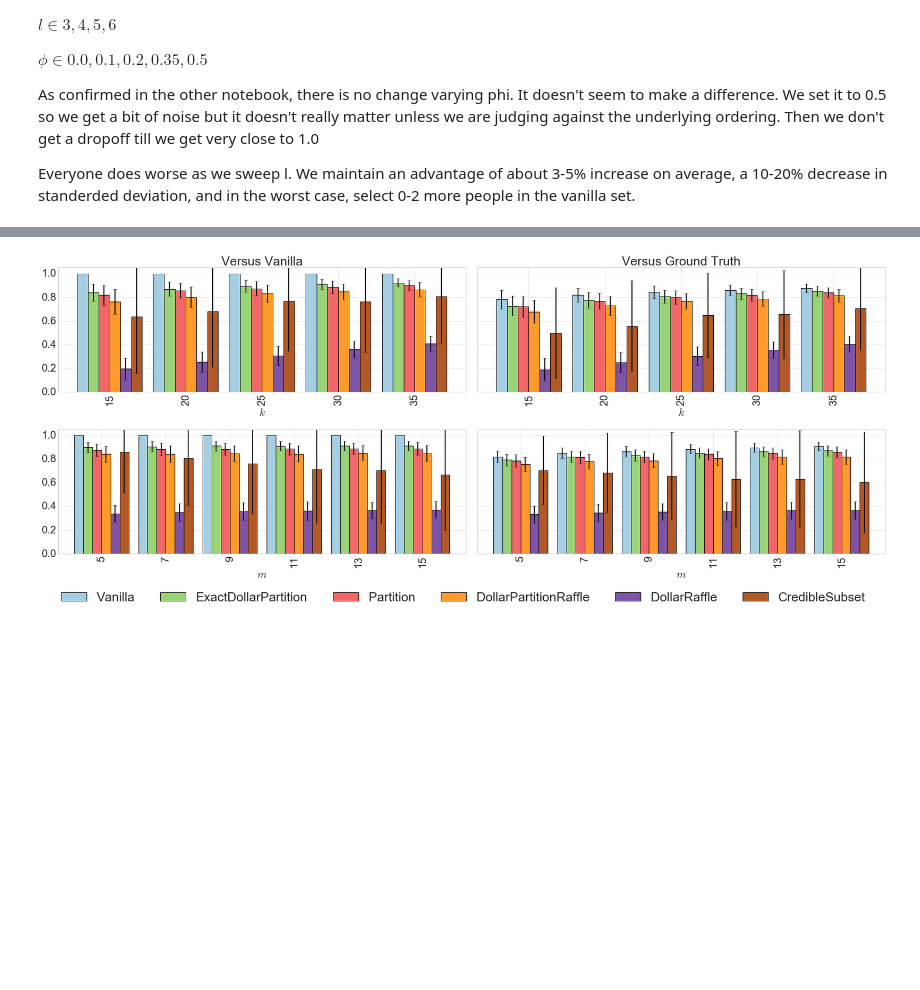
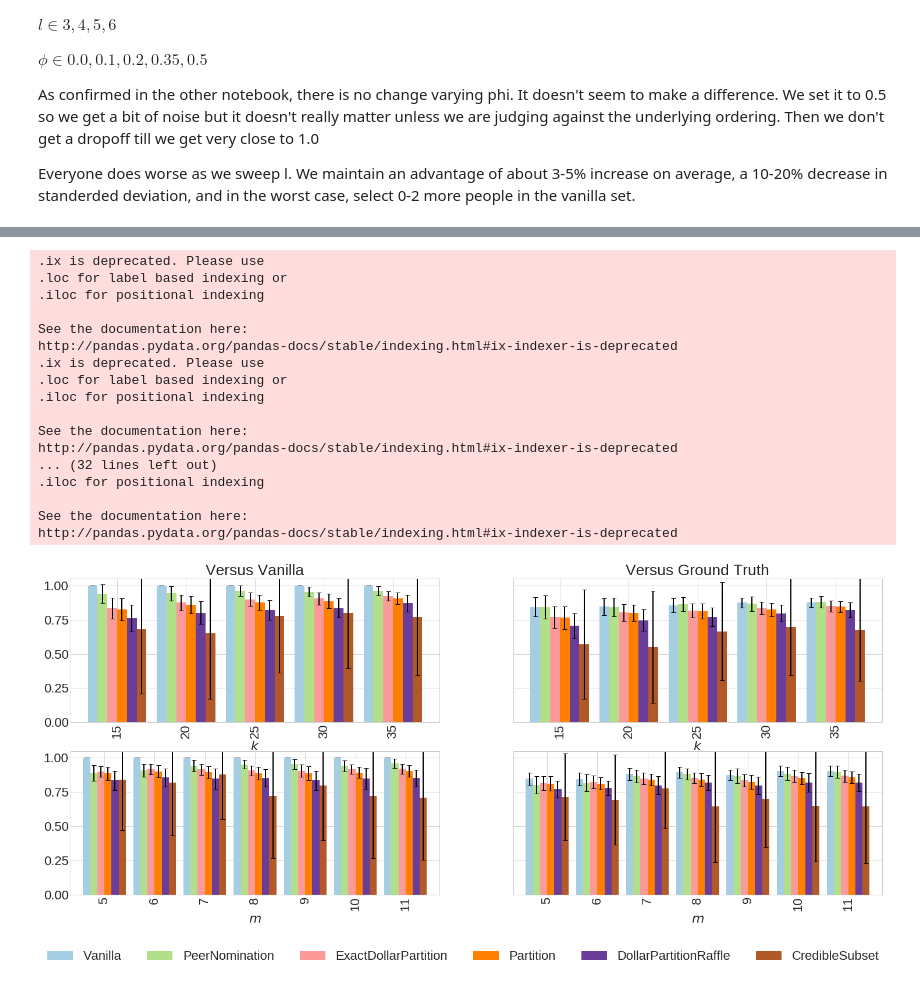
Before and after one commit to szhydkov/PeerNomination, a Jupyter notebook: peerselect/notebooks/exact_dollar/PNAS_data_analysis.ipynb, the cells around one changed output, grey strips where cells are left out. Cells and saved outputs as stored; diff of their text form; code cells hidden in the pictures; blank space fills up the shorter version.

```diff
--- a/peerselect/notebooks/exact_dollar/PNAS_data_analysis.ipynb
+++ b/peerselect/notebooks/exact_dollar/PNAS_data_analysis.ipynb
@@ -48,11 +51,11 @@ matplotlib.rc('font', **font)
 import pickle
 
 ## Open an older file
-with open("/Users/Nick/repo/adtvisitors.git-forge/omer/prize/src/peerselect/notebooks/exact_dollar/pickled_runs/s1000PNAS_LongPickle_versus_vanilla.pickle", 'rb') as input_file:
+with open("../db/final_v2.pkl", 'rb') as input_file:
      results = pickle.load(input_file)
 
 ## Open an older file
-with open("/Users/Nick/repo/adtvisitors.git-forge/omer/prize/src/peerselect/notebooks/exact_dollar/pickled_runs/s1000PNAS_LongPickle_versus_base.pickle", 'rb') as input_file:
+with open("../db/final2.pkl", 'rb') as input_file:
      base_results = pickle.load(input_file)
 
 # Print the keys.
@@ -158,8 +173,8 @@ algo                   Vanilla  ExactDollarPartition  Partition  PercentChange
 #  k=25: v_df v. m, b_df v. m
 #  k=35: v_df v. m, b_df v. m
 
-t = (130, slice(None), 9, 4, 0.5, 1000)
-t2 = (130, 30, slice(None), 4, 0.5, 1000)
+t = (120, slice(None), 9, 4, 0.5, 100)
+t2 = (120, 30, slice(None), 4, 0.5, 100)
 
 v_1m = v_df.loc[:, t].mean().unstack()
 gt_1m = gt_df.loc[:, t].mean().unstack()
@@ -171,15 +186,15 @@ gt_2m = gt_df.loc[:, t2].mean().unstack()
 v_2e = v_df.loc[:, t2].std().unstack()
 gt_2e = gt_df.loc[:, t2].std().unstack()
 
-v_1m = v_1m[['Vanilla','ExactDollarPartition', 'Partition', 'DollarPartitionRaffle', 'DollarRaffle', 'CredibleSubset']]
-gt_1m = gt_1m[['Vanilla','ExactDollarPartition', 'Partition', 'DollarPartitionRaffle', 'DollarRaffle', 'CredibleSubset']]
-v_1e = v_1e[['Vanilla','ExactDollarPartition', 'Partition', 'DollarPartitionRaffle', 'DollarRaffle', 'CredibleSubset']]
-gt_1e = gt_1e[['Vanilla','ExactDollarPartition', 'Partition', 'DollarPartitionRaffle', 'DollarRaffle', 'CredibleSubset']]
+v_1m = v_1m[['Vanilla',"PeerNomination" ,'ExactDollarPartition', 'Partition', 'DollarPartitionRaffle', 'CredibleSubset']]
+gt_1m = gt_1m[['Vanilla',"PeerNomination" ,'ExactDollarPartition', 'Partition', 'DollarPartitionRaffle', 'CredibleSubset']]
+v_1e = v_1e[['Vanilla',"PeerNomination" ,'ExactDollarPartition', 'Partition', 'DollarPartitionRaffle', 'CredibleSubset']]
+gt_1e = gt_1e[['Vanilla',"PeerNomination" ,'ExactDollarPartition', 'Partition', 'DollarPartitionRaffle', 'CredibleSubset']]
 
-v_2m = v_2m[['Vanilla','ExactDollarPartition', 'Partition', 'DollarPartitionRaffle', 'DollarRaffle', 'CredibleSubset']]
-gt_2m = gt_2m[['Vanilla','ExactDollarPartition', 'Partition', 'DollarPartitionRaffle', 'DollarRaffle', 'CredibleSubset']]
-v_2e = v_2e[['Vanilla','ExactDollarPartition', 'Partition', 'DollarPartitionRaffle', 'DollarRaffle', 'CredibleSubset']]
-gt_2e = gt_2e[['Vanilla','ExactDollarPartition', 'Partition', 'DollarPartitionRaffle', 'DollarRaffle', 'CredibleSubset']]
+v_2m = v_2m[['Vanilla',"PeerNomination" ,'ExactDollarPartition', 'Partition', 'DollarPartitionRaffle', 'CredibleSubset']]
+gt_2m = gt_2m[['Vanilla',"PeerNomination" ,'ExactDollarPartition', 'Partition', 'DollarPartitionRaffle', 'CredibleSubset']]
+v_2e = v_2e[['Vanilla',"PeerNomination" ,'ExactDollarPartition', 'Partition', 'DollarPartitionRaffle', 'CredibleSubset']]
+gt_2e = gt_2e[['Vanilla',"PeerNomination" ,'ExactDollarPartition', 'Partition', 'DollarPartitionRaffle', 'CredibleSubset']]
 
 #Normalize
 for index, row in v_1m.iterrows():
@@ -196,42 +211,62 @@ for index, row in v_2m.iterrows():
 
 fig, axarr = plt.subplots(nrows=2, ncols=2, sharey=True)
 fig.set_size_inches(25,10)
+# fig.tight_layout()
 
 #Set colors..
 color_list = plt.cm.Paired(np.linspace(0, 1, 6))
 color_list = color_list[:6]
 
+w = 0.85
+
 v_1m.plot(ax=axarr[0,0], kind='bar', legend=False, yerr=v_1e.values.T, ylim=(0.0, 1.05), \
-            color=color_list, error_kw={'ecolor':'Black', 'linewidth':2, 'capsize':4}, width=0.85)
+            color=color_list, error_kw={'ecolor':'Black', 'linewidth':2, 'capsize':4}, width=w)
 
 v_2m.plot(ax=axarr[1,0], kind='bar', legend=False, yerr=v_2e.values.T, ylim=(0.0, 1.05), \
-            color=color_list, error_kw={'ecolor':'Black', 'linewidth':2, 'capsize':4}, width=0.85)
+            color=color_list, error_kw={'ecolor':'Black', 'linewidth':2, 'capsize':4}, width=w)
 
 
 gt_1m.plot(ax=axarr[0,1], kind='bar', legend=False, yerr=gt_1e.values.T, ylim=(0.0, 1.05), \
-            color=color_list, error_kw={'ecolor':'Black', 'linewidth':2, 'capsize':4}, width=0.85)
+            color=color_list, error_kw={'ecolor':'Black', 'linewidth':2, 'capsize':4}, width=w)
 
 gt_2m.plot(ax=axarr[1,1], kind='bar', legend=False, yerr=gt_2e.values.T, ylim=(0.0, 1.05), \
-            color=color_list, error_kw={'ecolor':'Black', 'linewidth':2, 'capsize':4}, width=0.85)
+            color=color_list, error_kw={'ecolor':'Black', 'linewidth':2, 'capsize':4}, width=w)
 
 #plt.title("Strict Preference, Borda Scoring, Versus Vanilla Ordering")
 plt.legend(bbox_to_anchor = (0,-0.05,1,1), bbox_transform=plt.gcf().transFigure, loc='lower center', ncol=6, borderaxespad=0.)
 axarr[0,0].set_title("Versus Vanilla")
 axarr[0,0].set_xticklabels(v_df.columns.levels[1])
 axarr[0,0].set_xlabel("$k$")
 
 axarr[1, 0].set_xticklabels(v_df.columns.levels[2])
 axarr[1, 0].set_xlabel("$m$")
 
 axarr[0,1].set_title("Versus Ground Truth")
 axarr[0,1].set_xticklabels(v_df.columns.levels[1])
 axarr[0,1].set_xlabel("$k$")
 
 axarr[1, 1].set_xticklabels(v_df.columns.levels[2])
 axarr[1, 1].set_xlabel("$m$")
 
-plt.tight_layout()
-plt.savefig("test.pdf",bbox_inches='tight')
+# plt.tight_layout()
+plt.savefig("test2.pdf",bbox_inches='tight')
 plt.show()
 # %% [output]
+.ix is deprecated. Please use
+.loc for label based indexing or
+.iloc for positional indexing
+
+See the documentation here:
+http://pandas.pydata.org/pandas-docs/stable/indexing.html#ix-indexer-is-deprecated
+.ix is deprecated. Please use
+.loc for label based indexing or
+.iloc for positional indexing
+
+See the documentation here:
+http://pandas.pydata.org/pandas-docs/stable/indexing.html#ix-indexer-is-deprecated
+... (32 lines left out)
+.iloc for positional indexing
+
+See the documentation here:
+http://pandas.pydata.org/pandas-docs/stable/indexing.html#ix-indexer-is-deprecated
-[figure, old version]
+[figure, new version]
```
Also changed, not shown: parts of 4 cells of this notebook, 8 other files.
